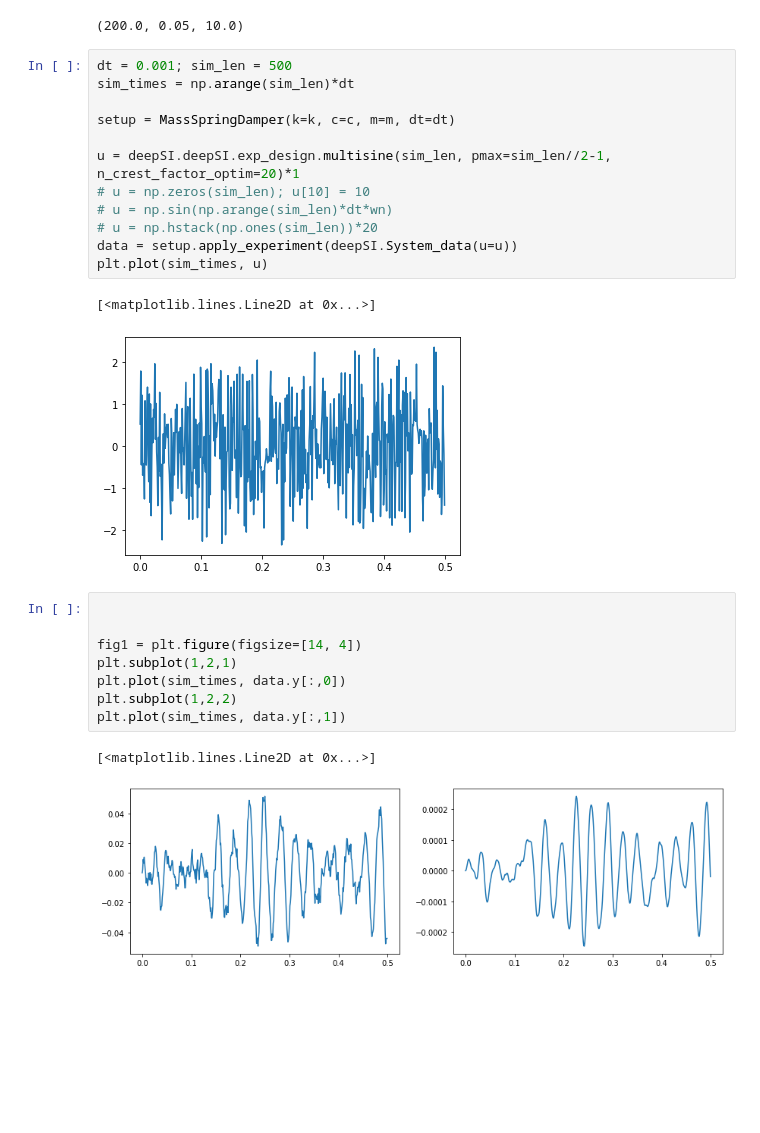
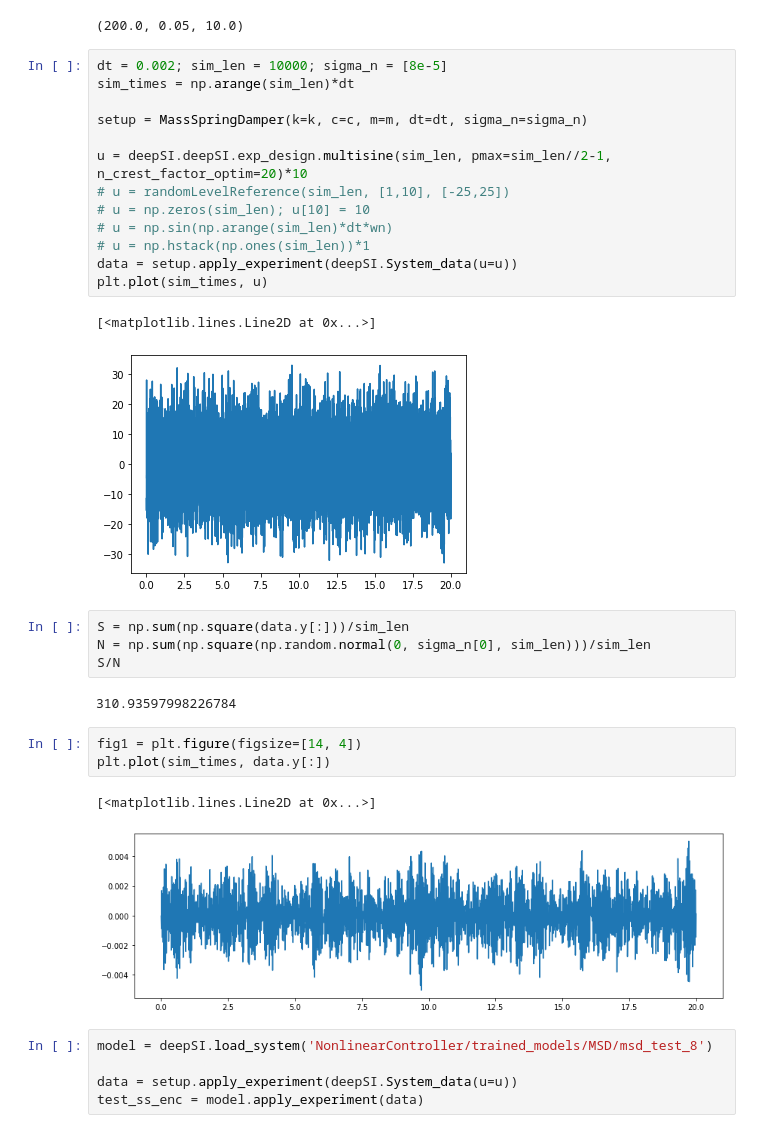
Before and after one commit to Mixxxxx358/NonlinearController, a Jupyter notebook: MassSpringDamper.ipynb, the cells around one changed output. Cells and saved outputs as stored; diff of their text form; blank space fills up the shorter version.

Commit message:
test code for MSD

```diff
--- a/MassSpringDamper.ipynb
+++ b/MassSpringDamper.ipynb
@@ -12,28 +13,35 @@ wn, zeta, Q
 # %% [output]
 (200.0, 0.05, 10.0)
 # %%
-dt = 0.001; sim_len = 500
+dt = 0.002; sim_len = 10000; sigma_n = [8e-5]
 sim_times = np.arange(sim_len)*dt
 
-setup = MassSpringDamper(k=k, c=c, m=m, dt=dt)
+setup = MassSpringDamper(k=k, c=c, m=m, dt=dt, sigma_n=sigma_n)
 
-u = deepSI.deepSI.exp_design.multisine(sim_len, pmax=sim_len//2-1, n_crest_factor_optim=20)*1
+u = deepSI.deepSI.exp_design.multisine(sim_len, pmax=sim_len//2-1, n_crest_factor_optim=20)*10
+# u = randomLevelReference(sim_len, [1,10], [-25,25])
 # u = np.zeros(sim_len); u[10] = 10
 # u = np.sin(np.arange(sim_len)*dt*wn)
-# u = np.hstack(np.ones(sim_len))*20
+# u = np.hstack(np.ones(sim_len))*1
 data = setup.apply_experiment(deepSI.System_data(u=u))
 plt.plot(sim_times, u)
 # %% [output]
 [<matplotlib.lines.Line2D at 0x...>]
-[figure, old version]
+[figure, new version]
+# %%
+S = np.sum(np.square(data.y[:]))/sim_len
+N = np.sum(np.square(np.random.normal(0, sigma_n[0], sim_len)))/sim_len
+S/N
+# %% [output]
+310.93597998226784
 # %%
-
-
 fig1 = plt.figure(figsize=[14, 4])
-plt.subplot(1,2,1)
-plt.plot(sim_times, data.y[:,0])
-plt.subplot(1,2,2)
-plt.plot(sim_times, data.y[:,1])
+plt.plot(sim_times, data.y[:])
 # %% [output]
 [<matplotlib.lines.Line2D at 0x...>]
-[figure, old version]
+[figure, new version]
+# %%
+model = deepSI.load_system('NonlinearController/trained_models/MSD/msd_test_8')
+
+data = setup.apply_experiment(deepSI.System_data(u=u))
+test_ss_enc = model.apply_experiment(data)
```
Also changed, not shown: parts of 2 cells of this notebook.
